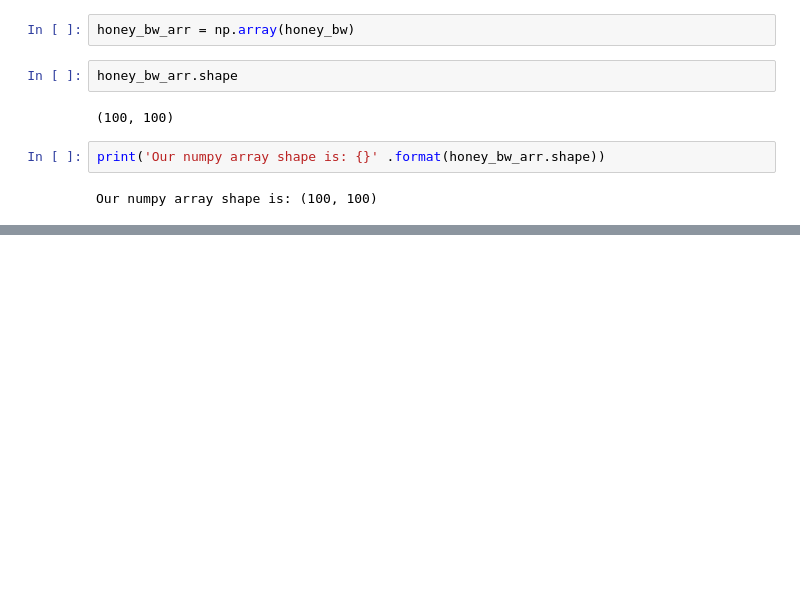
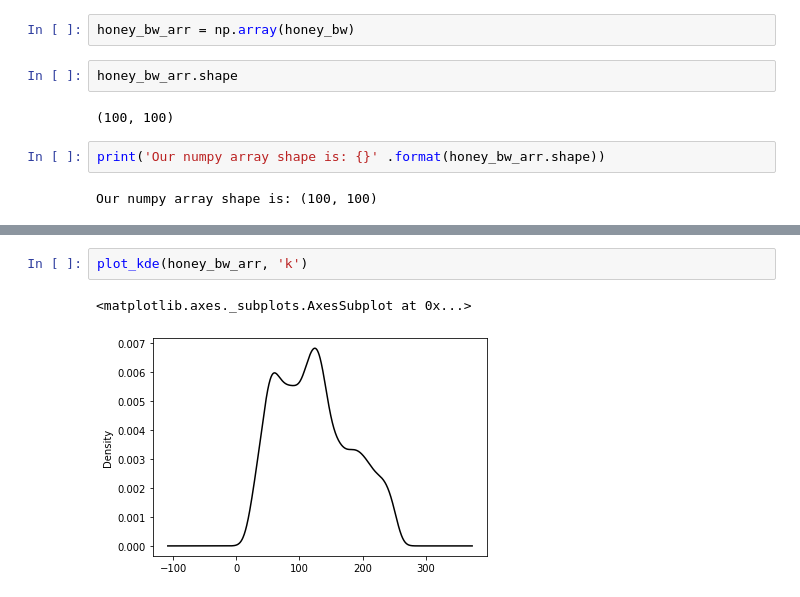
Before and after one commit to juansantateresa/juan, a Jupyter notebook: Projects/Naïve Bees Image Loading and Processing.ipynb, the cells around one changed output, grey strips where cells are left out. Drawn from its saved outputs; the diff is of its cells as text; blank space fills up the shorter version.

```diff
--- a/Projects/Naïve Bees Image Loading and Processing.ipynb
+++ b/Projects/Naïve Bees Image Loading and Processing.ipynb
@@ -225,0 +231,5 @@ Our numpy array shape is: (100, 100)
+# %%
+plot_kde(honey_bw_arr, 'k')
+# %% [output]
+<matplotlib.axes._subplots.AxesSubplot at 0x...>
+[figure, added]
```
Also changed, not shown: parts of 1 cell of this notebook.
